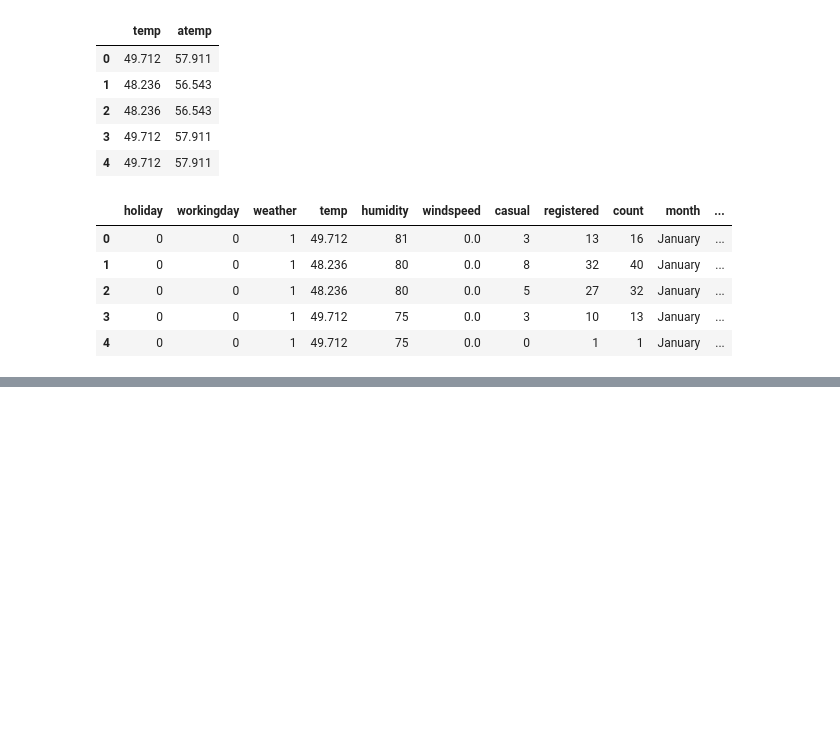
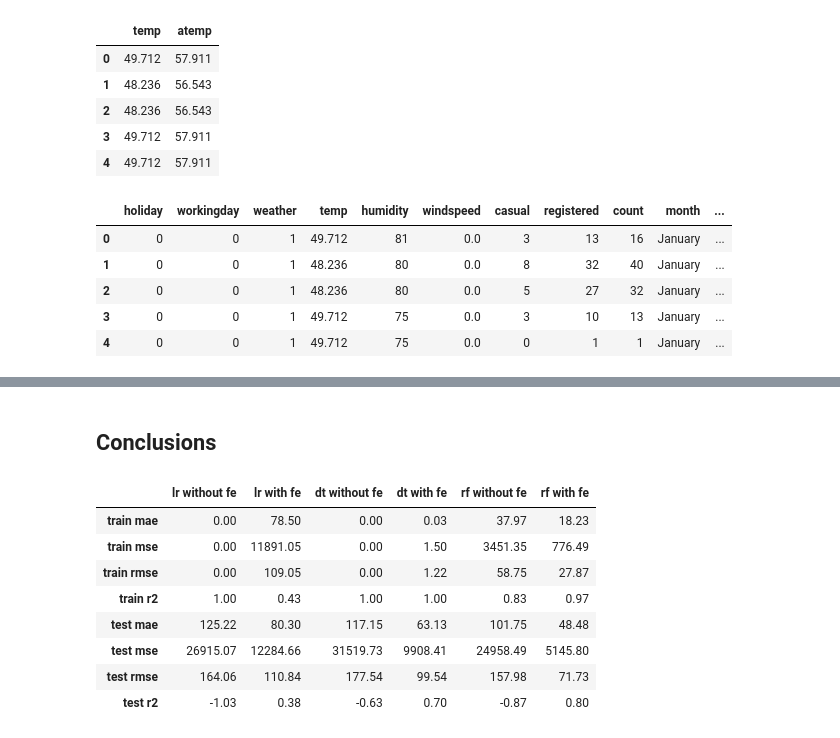
Before and after one commit to mvince33/Coding-Dojo, a Jupyter notebook: week10/feature_engineering_exercise.ipynb, the cells around one changed output, grey strips where cells are left out. Saved outputs shown, nothing was run; the diff lists cells and outputs as text; code cells hidden in the pictures; blank space fills up the shorter version.

```diff
--- a/week10/feature_engineering_exercise.ipynb
+++ b/week10/feature_engineering_exercise.ipynb
@@ -123,0 +486,15 @@ fe_df.head()
+# %% [markdown]
+## Conclusions
+# %%
+# Display the model metrics rounded to two decimal places.
+scores.round(2)
+# %% [output]
+|  | lr without fe | lr with fe | dt without fe | dt with fe | rf without fe | rf with fe |
+| train mae | 0.00 | 78.50 | 0.00 | 0.03 | 37.97 | 18.23 |
+| train mse | 0.00 | 11891.05 | 0.00 | 1.50 | 3451.35 | 776.49 |
+| train rmse | 0.00 | 109.05 | 0.00 | 1.22 | 58.75 | 27.87 |
+| train r2 | 1.00 | 0.43 | 1.00 | 1.00 | 0.83 | 0.97 |
+| test mae | 125.22 | 80.30 | 117.15 | 63.13 | 101.75 | 48.48 |
+| test mse | 26915.07 | 12284.66 | 31519.73 | 9908.41 | 24958.49 | 5145.80 |
+| test rmse | 164.06 | 110.84 | 177.54 | 99.54 | 157.98 | 71.73 |
+| test r2 | -1.03 | 0.38 | -0.63 | 0.70 | -0.87 | 0.80 |
```
Also changed, not shown: parts of 27 cells of this notebook.
